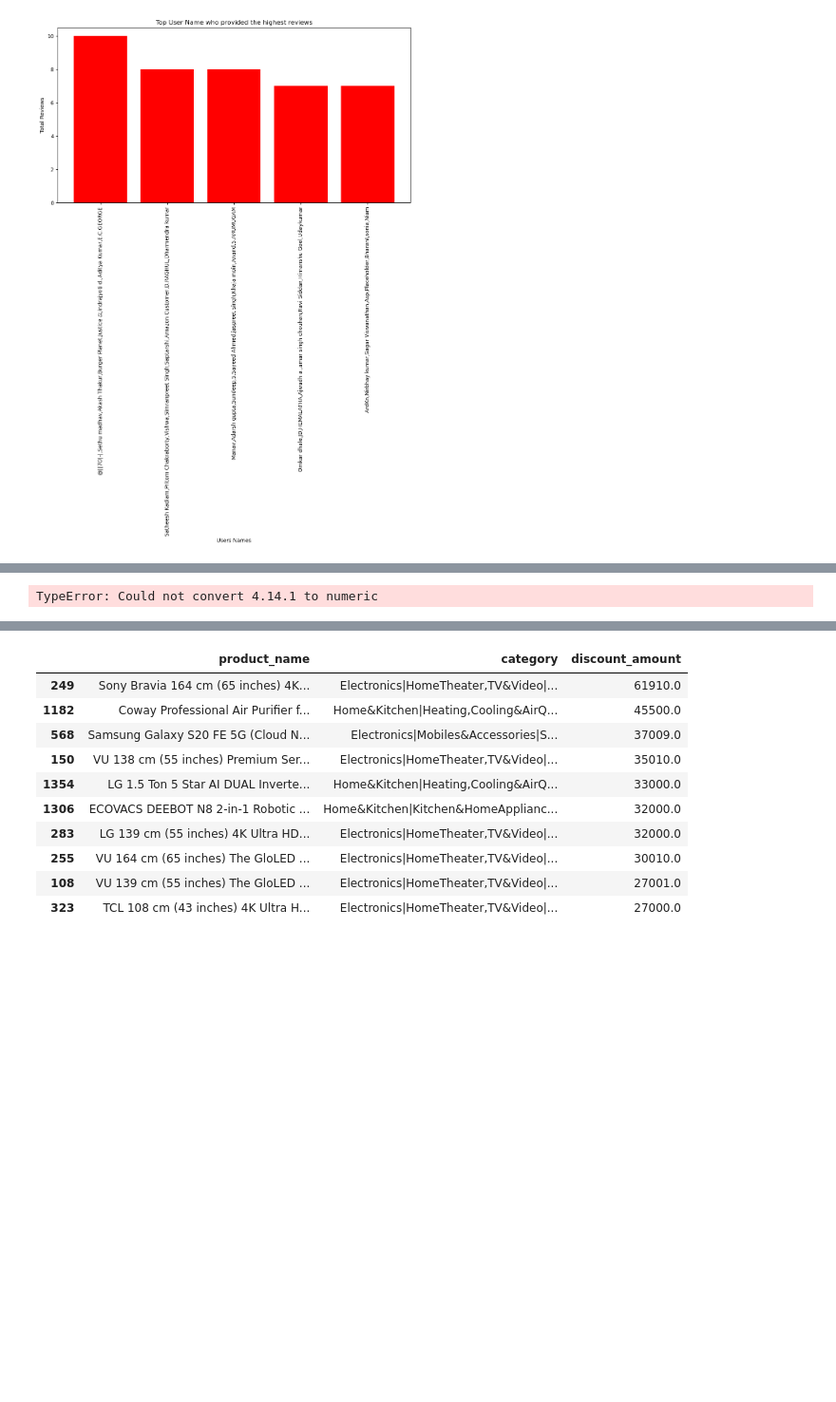
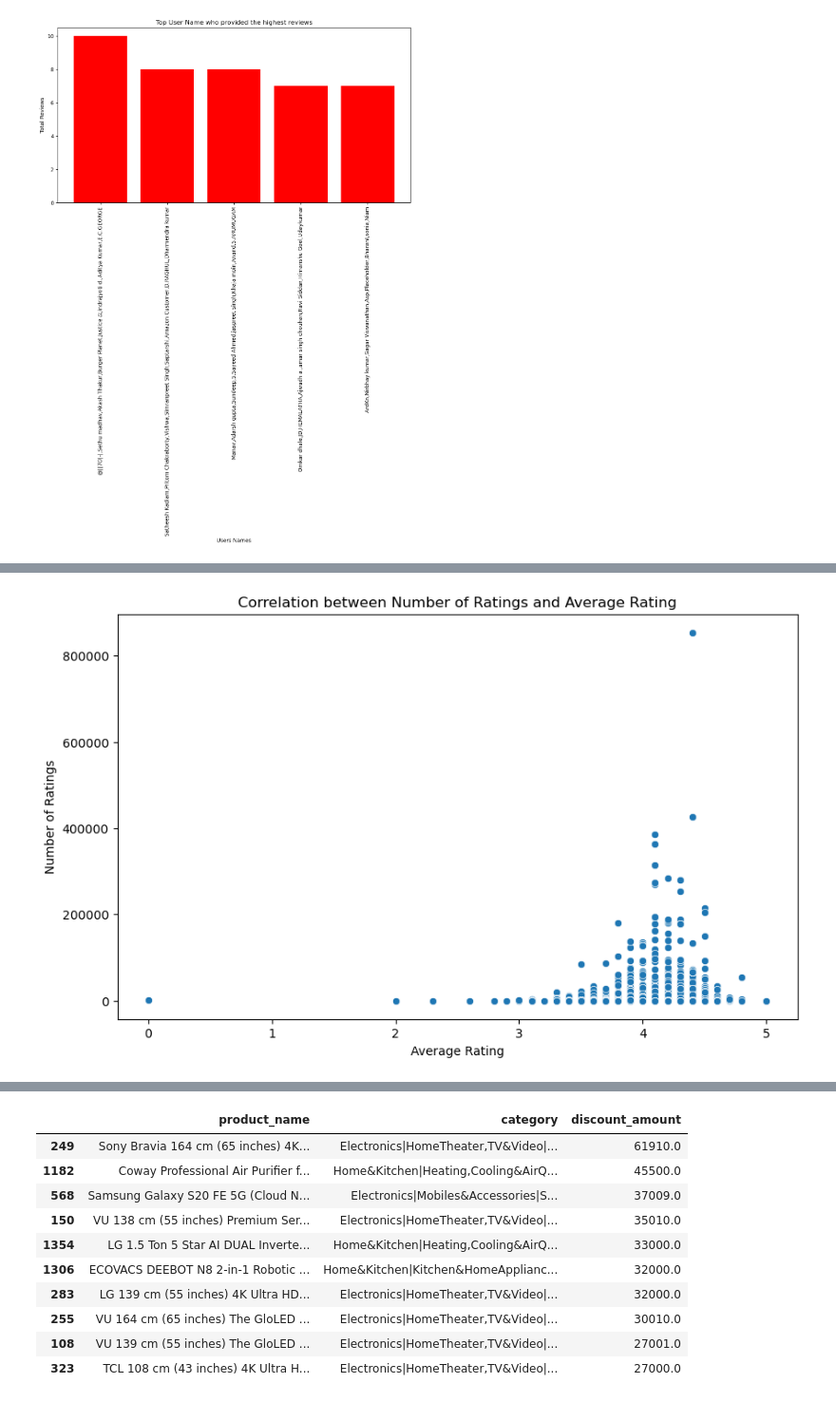
Before and after one commit to calvinhoang203/Analysis-of-Amazon-Sales-Trend, a Jupyter notebook: Amazon Sales Trend.ipynb, the cells around one changed output, grey strips where cells are left out. Shown at 95% size. Saved outputs shown, nothing was run; the diff lists cells and outputs as text; code cells hidden in the pictures; blank space fills up the shorter version.

```diff
--- a/Amazon Sales Trend.ipynb
+++ b/Amazon Sales Trend.ipynb
@@ -424,12 +406,3 @@ plt.show()
 [figure]
 # %%
 # Question 7: How has user satisfaction changed over time? Are there any noticeable trends?
-# %%
-amazon_data['about_product'] = pd.to_datetime(amazon_data['about_product'])
-# Plotting user satisfaction over time
-plt.figure(figsize=(12, 6))
-sns.lineplot(x='about_product', y='rating', data=amazon_data)
-plt.title('User Satisfaction Over Time')
-plt.xlabel('Date')
-plt.ylabel('Average Rating')
-plt.show()
@@ -443,9 +414,11 @@ DateParseError: Unknown datetime string format, unable to parse: High Compatibil
 convert_rating = [] # an empty list
 for index, row in amazon_data.iterrows():
     if row['rating'] == '|':
-        continue
+        row['rating'] = 0
+        convert_rating.append(str(row['rating']))
     else:
         convert_rating.append(str(row['rating']))
 convert_rating = [float(i) for i in convert_rating]
 amazon_data['convert_rating'] = convert_rating
+amazon_data.head(5)
 # %% [output]
@@ -453,19 +431,16 @@ ValueError: Length of values (1462) does not match length of index (1463)
 # %%
 # Calculate the average rating and total rating count for each product
 product_ratings = amazon_data.groupby('product_id').agg({'convert_rating': 'mean', 'convert_rating_count': 'sum'}).reset_index()
 
 # Plotting the correlation
 plt.figure(figsize=(10, 6))
-sns.scatterplot(x='rating_count', y='rating', data=product_ratings)
+sns.scatterplot(x='convert_rating', y='convert_rating_count', data=product_ratings)
 plt.title('Correlation between Number of Ratings and Average Rating')
-plt.xlabel('Number of Ratings')
-plt.ylabel('Average Rating')
+plt.xlabel('Average Rating')
+plt.ylabel('Number of Ratings')
 plt.show()
-
-# Calculate the correlation coefficient
-correlation_coefficient = product_ratings['convert_rating_count'].corr(product_ratings['rating'])
 # %% [output]
-TypeError: Could not convert 4.14.1 to numeric
+[figure, added]
 # %%
 # Question 9: What are top products that have the most discounted price?
 # %%
```
Also changed, not shown: parts of 15 cells of this notebook.
